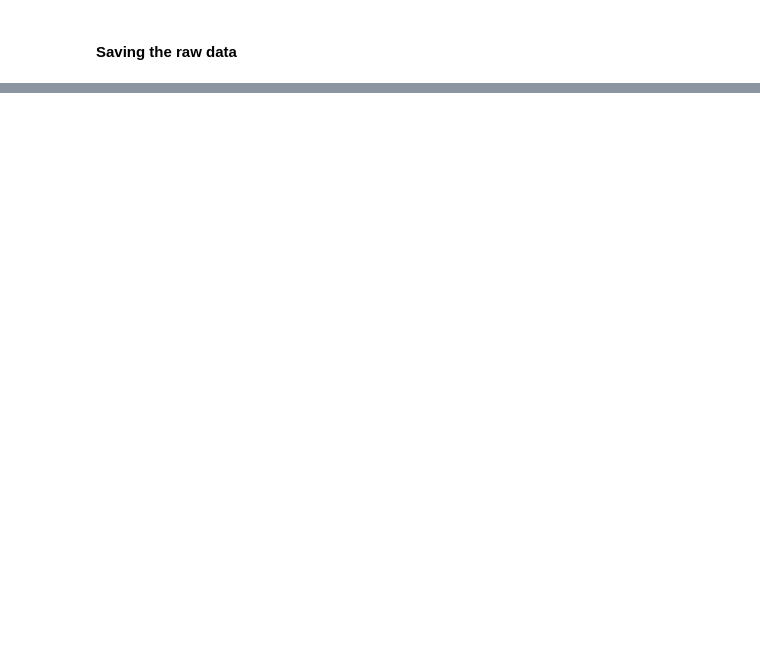
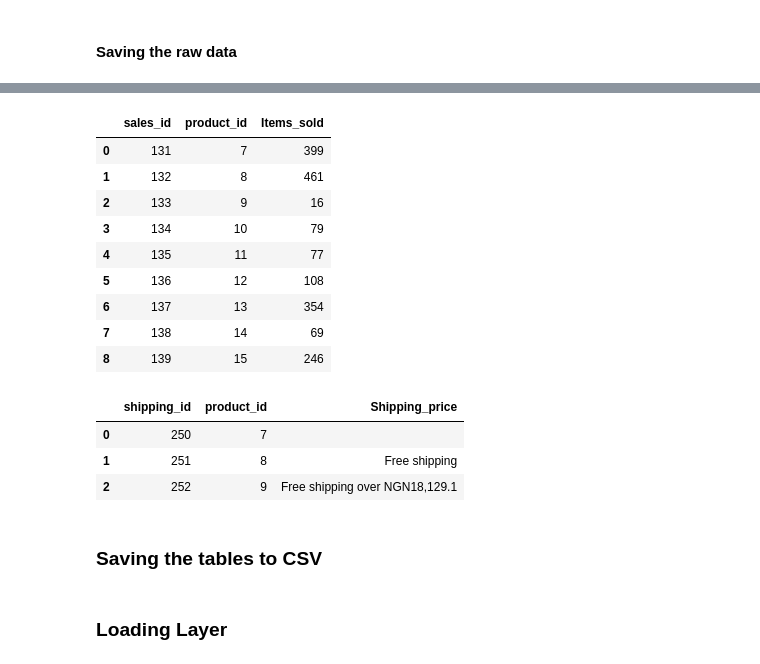
Before and after one commit to Nel-zi/Francine_store, a Jupyter notebook: Francine_store.ipynb, the cells around one changed output, grey strips where cells are left out. Saved outputs shown, nothing was run; the diff lists cells and outputs as text; code cells hidden in the pictures; blank space fills up the shorter version.

```diff
--- a/Francine_store.ipynb
+++ b/Francine_store.ipynb
@@ -409,0 +421,10 @@ df.to_csv('Aliexpresslaptops.csv', index=False)
+# %%
+# Product table
+product_columns = ['Product_name', 'Price', 'Store_name', 'Store_link']
+products_table = francine_df[product_columns].copy().drop_duplicates().reset_index(drop=True)
+
+# Creating a product id using a dedicated numbering system
+products_table['product_id'] = range(7, len(products_table) + 7) # Sequential numbering starting at 7
+products_table = products_table[['product_id', 'Product_name', 'Price', 'Store_name', 'Store_link']]
+
+products_table.head()
@@ -409,0 +467,49 @@ df.to_csv('Aliexpresslaptops.csv', index=False)
+# %%
+# Sales table
+sales_column = ['Items_sold']
+sales_table = francine_df[sales_column].copy().drop_duplicates().reset_index(drop=True)
+
+# Adding the product_id from the products_table
+columns_to_join = products_table['product_id'].copy().reset_index(drop=True)
+sales_table['product_id'] = columns_to_join
+
+
+# Creating a Sales id using a dedicated numbering system
+sales_table['sales_id'] = range(131, len(sales_table) + 131) # Sequential numbering starting at 131
+sales_table = sales_table[['sales_id', 'product_id', 'Items_sold']]
+
+sales_table
+# %% [output]
+|  | sales_id | product_id | Items_sold |
+| 0 | 131 | 7 | 399 |
+| 1 | 132 | 8 | 461 |
+| 2 | 133 | 9 | 16 |
+| 3 | 134 | 10 | 79 |
+| 4 | 135 | 11 | 77 |
+| 5 | 136 | 12 | 108 |
+| 6 | 137 | 13 | 354 |
+| 7 | 138 | 14 | 69 |
+| 8 | 139 | 15 | 246 |
+# %%
+# Shipping table
+shipping_column = ['Shipping_price']
+shipping_table = francine_df[shipping_column].copy().drop_duplicates().reset_index(drop=True)
+
+# Adding the product_id from the products_table
+joining_product_id = products_table['product_id'].copy().reset_index(drop=True)
+shipping_table['product_id'] = joining_product_id
+
+# Creating a Sales id using a dedicated numbering system
+shipping_table['shipping_id'] = range(250, len(shipping_table) + 250) # Sequential numbering starting at 250
+shipping_table = shipping_table[['shipping_id', 'product_id', 'Shipping_price']]
+
+shipping_table.fillna({'Shipping_price' : 0.0}, inplace=True)
+
+shipping_table
+# %% [output]
+|  | shipping_id | product_id | Shipping_price |
+| 0 | 250 | 7 |  |
+| 1 | 251 | 8 | Free shipping |
+| 2 | 252 | 9 | Free shipping over NGN18,129.1 |
+# %% [markdown]
+### Saving the tables to CSV
@@ -409,0 +521,2 @@ df.to_csv('Aliexpresslaptops.csv', index=False)
+# %% [markdown]
+### Loading Layer
```
Also changed, not shown: parts of 13 cells of this notebook, 6 other files.
